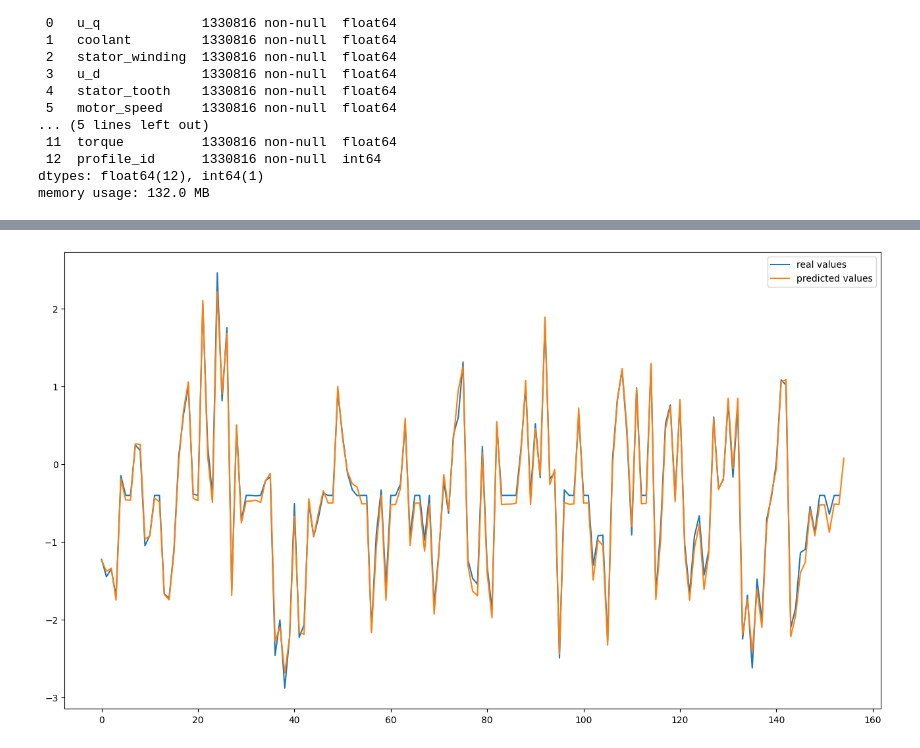
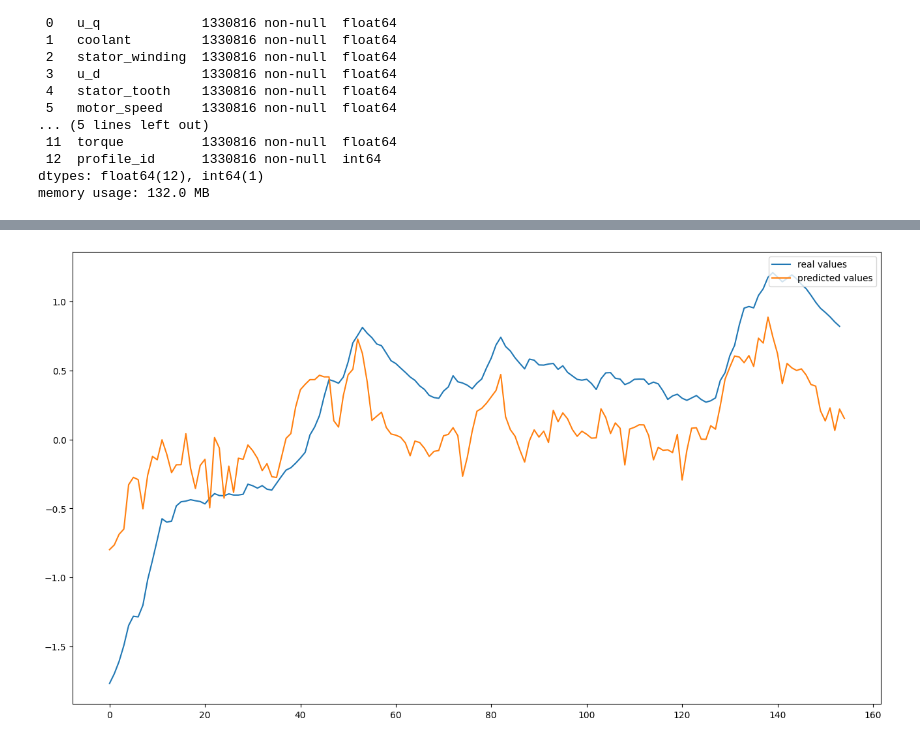
Before and after one commit to tommasobbb/PMSM_Data_Mining, a Jupyter notebook: latest_LSTM.ipynb, the cells around one changed output, grey strips where cells are left out. Cells and saved outputs as stored; diff of their text form; code cells hidden in the pictures.

```diff
--- a/latest_LSTM.ipynb
+++ b/latest_LSTM.ipynb
@@ -198,8 +199,8 @@ model.eval()
 session_80 = df[df["profile_id"] == 80]
 session_80 = session_80.iloc[:15500]
 
-y = session_80["torque"]
-X = session_80.drop(["torque", "profile_id"], axis=1)
+y = session_80["pm"]
+X = session_80.drop(["pm", "profile_id"], axis=1)
 
 X_80 = torch.from_numpy(X.values[:22000, :]).float()
 y_80 = torch.from_numpy(y.values[:22000]).float()
@@ -221 +222 @@ Loss: 0.0011438421
-[figure, old version]
+[figure, new version]
```
Also changed, not shown: parts of 4 cells of this notebook.
